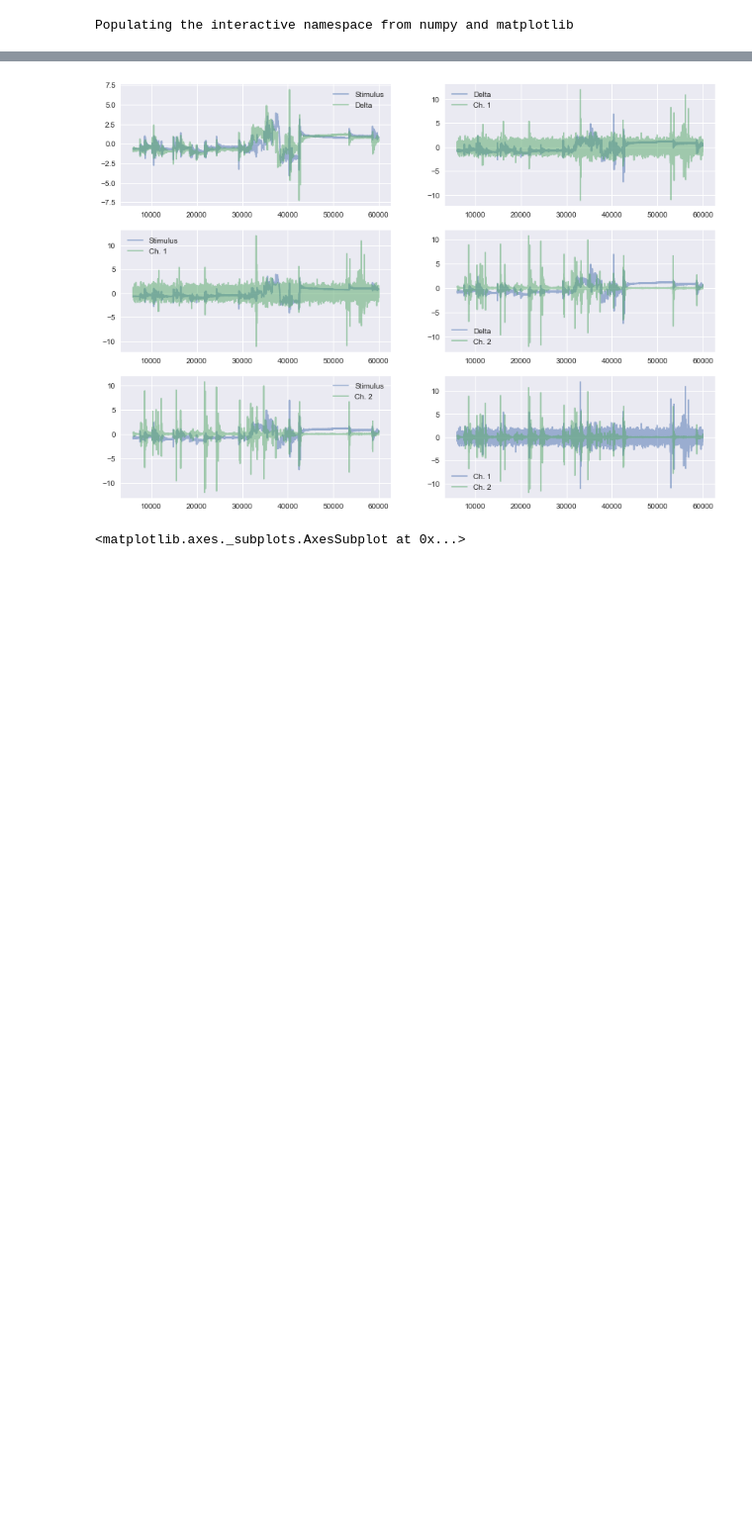
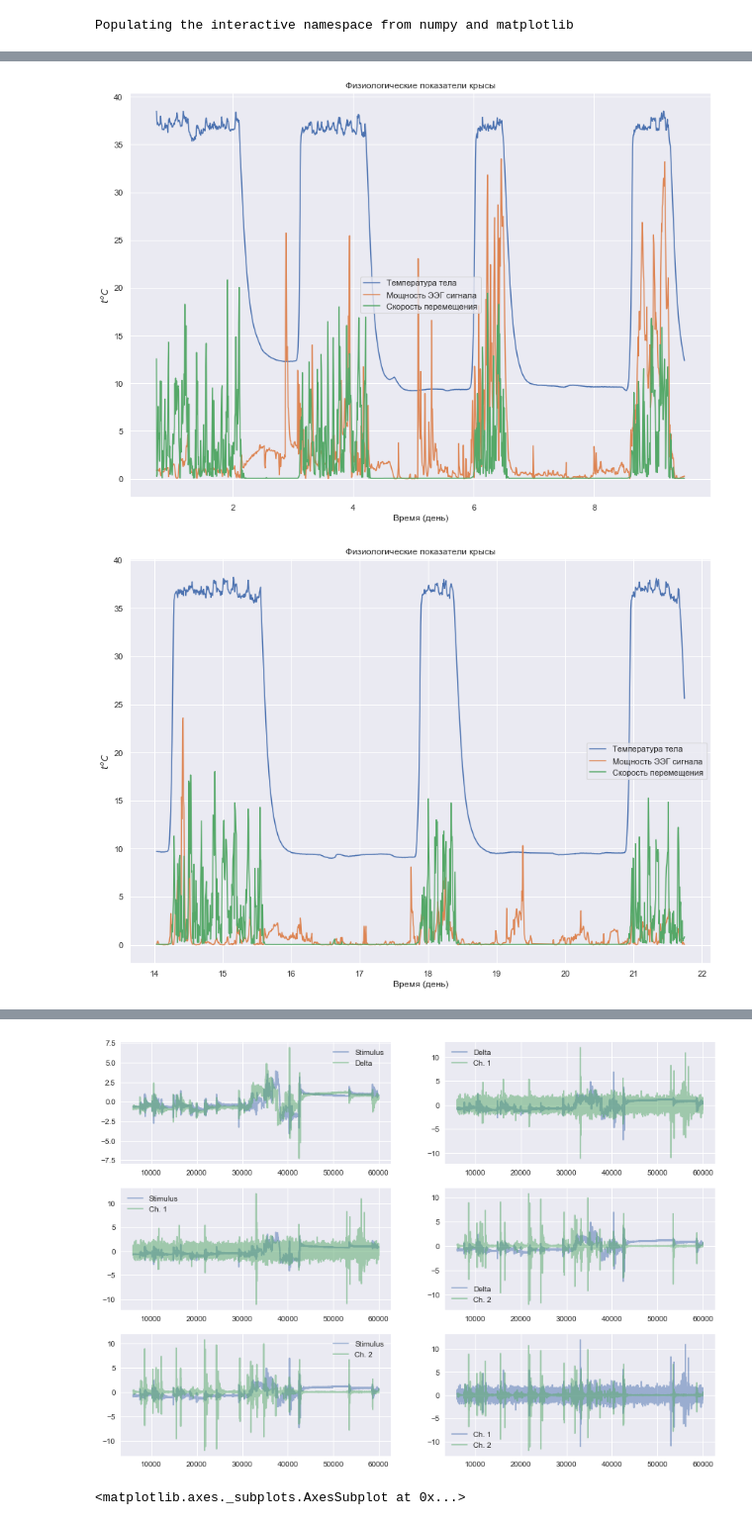
Before and after one commit to BasilMinkov/Jupyter-Notebooks, a Jupyter notebook: RatEEG.ipynb, the cells around one changed output, grey strips where cells are left out. Shown at 99% size. Drawn from its saved outputs; the diff is of its cells as text; code cells hidden in the pictures; blank space fills up the shorter version.

```diff
--- a/RatEEG.ipynb
+++ b/RatEEG.ipynb
@@ -25,0 +306,28 @@ df = df.T
+# %%
+time_array = temp.dropna().index/6/24
+
+skip_start = 1250
+skip_end = 1900
+
+plt.plot(time_array[:skip_start], temp.dropna().iloc[:skip_start, -3], label="Температура тела")
+plt.plot(time_array[:skip_start], temp.dropna().iloc[:skip_start, -2], label="Мощность ЭЭГ сигнала")
+plt.plot(time_array[:skip_start], temp.dropna().iloc[:skip_start, -1], label="Скорость перемещения")
+
+plt.title("Физиологические показатели крысы")
+plt.ylabel(r"$t^o C$")
+plt.xlabel("Время (день)")
+plt.legend()
+plt.show()
+
+plt.plot(time_array[skip_end:], temp.dropna().iloc[skip_end:, -3], label="Температура тела")
+plt.plot(time_array[skip_end:], temp.dropna().iloc[skip_end:, -2], label="Мощность ЭЭГ сигнала")
+plt.plot(time_array[skip_end:], temp.dropna().iloc[skip_end:, -1], label="Скорость перемещения")
+
+plt.title("Физиологические показатели крысы")
+plt.ylabel(r"$t^o C$")
+plt.xlabel("Время (день)")
+plt.legend()
+plt.show()
+# %% [output]
+[figure, added]
+[figure, added]
```
Also changed, not shown: parts of 82 cells of this notebook.
